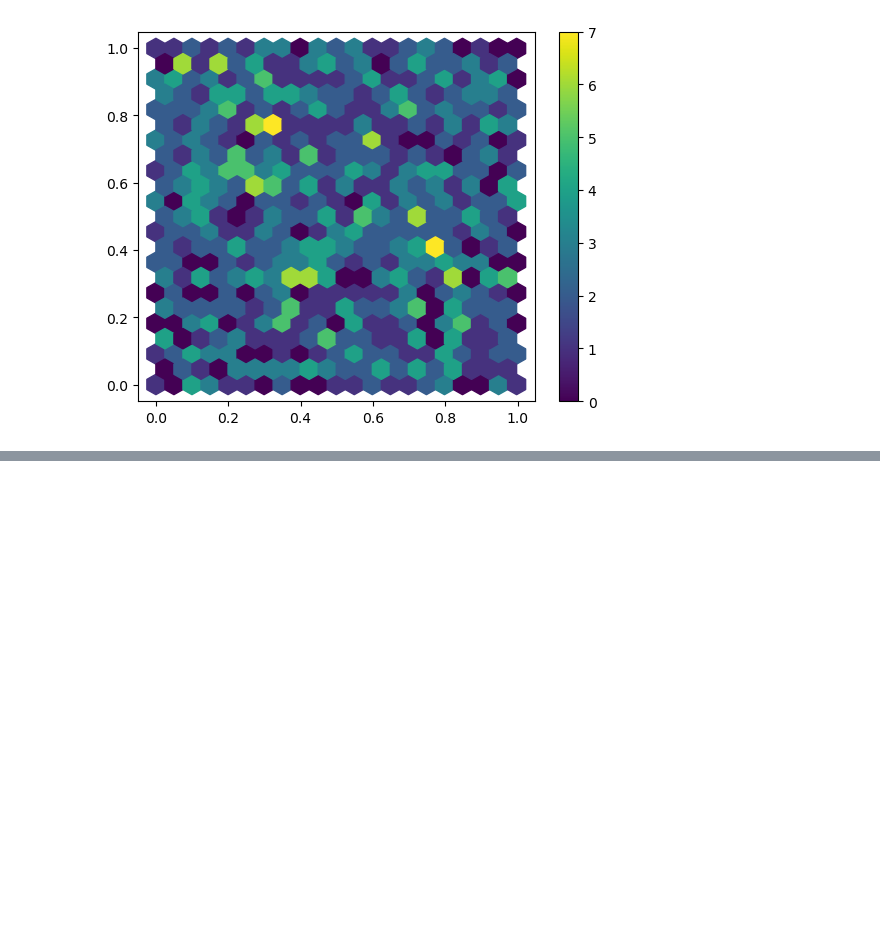
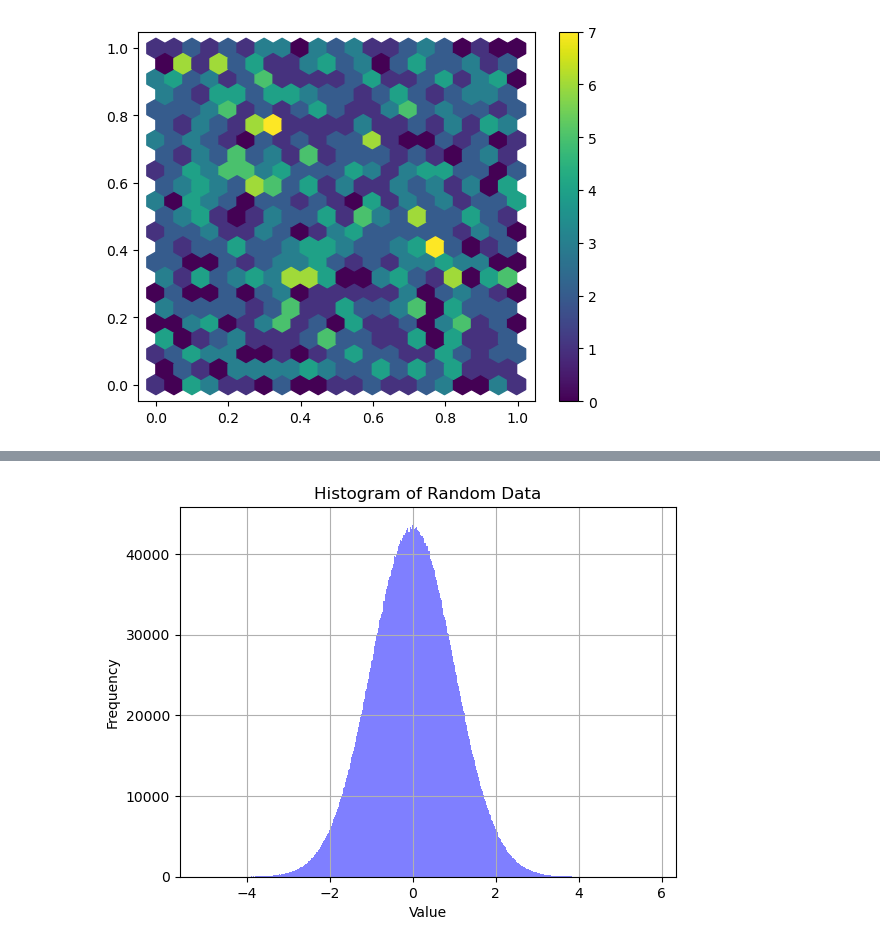
Before and after one commit to rishee-05/PYTHON, a Jupyter notebook: libraries/numpy/numpy visualization.ipynb, the cells around one changed output, grey strips where cells are left out. Cells and saved outputs as stored; diff of their text form; code cells hidden in the pictures; blank space fills up the shorter version.

```diff
--- a/libraries/numpy/numpy visualization.ipynb
+++ b/libraries/numpy/numpy visualization.ipynb
@@ -156,0 +232,11 @@ plt.colorbar()
+# %%
+# histogram plot
+data  = np.random.randn(10000000)  # Generating 1000 random numbers from a normal distribution
+plt.hist(data, bins=1000, alpha=0.5, color='blue')  # Creating a histogram with 30 bins
+plt.xlabel('Value')  # Label for the x-axis
+plt.ylabel('Frequency')  # Label for the y-axis
+plt.title('Histogram of Random Data')  # Title of the histogram
+plt.grid()  # Adding a grid to the plot
+plt.show()  # Displaying the histogram
+# %% [output]
+[figure, added]
```
Also changed, not shown: parts of 6 cells of this notebook.
